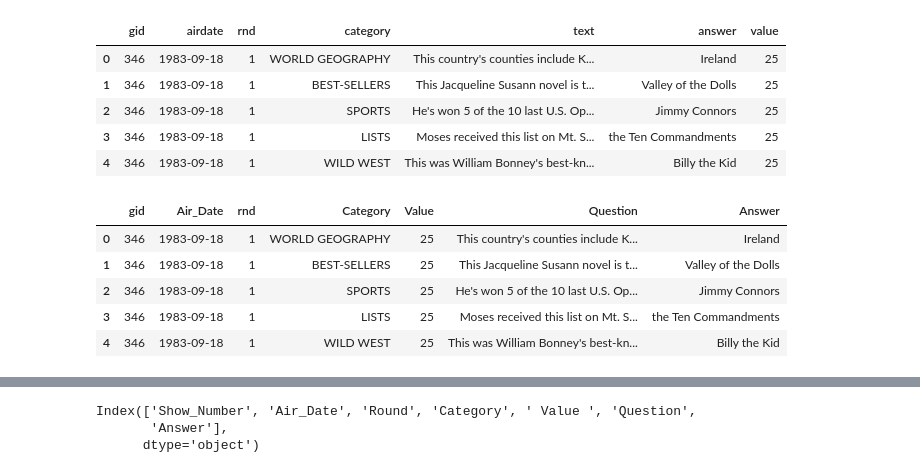
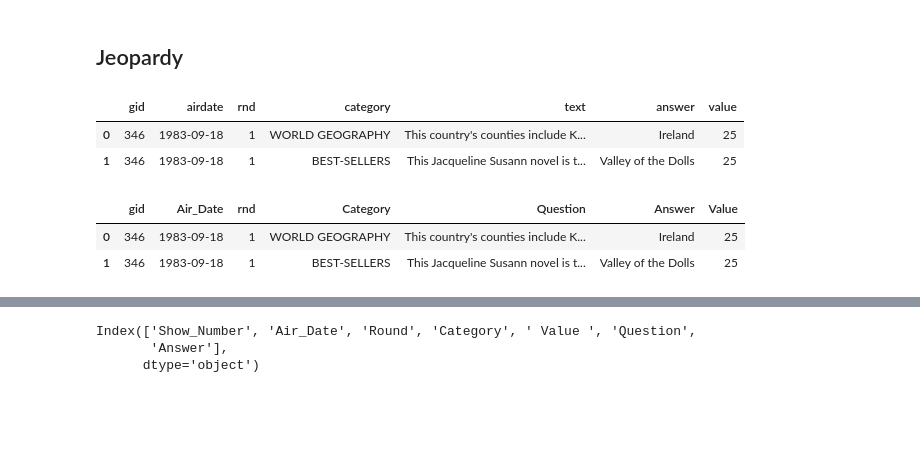
Before and after one commit to minwiley/ETL-Jeopardy, a Jupyter notebook: Jeopardy_ETL.ipynb, the cells around one changed output, grey strips where cells are left out. Drawn from its saved outputs; the diff is of its cells as text; code cells hidden in the pictures; blank space fills up the shorter version.

```diff
--- a/Jeopardy_ETL.ipynb
+++ b/Jeopardy_ETL.ipynb
@@ -1,3 +1,5 @@
+# %% [markdown]
+## Jeopardy
 # %%
 # dependencies
 import random
@@ -11,28 +13,21 @@ import csv
 import os
 # %%
 # read in jeopardy.csv1
-
 file_jeo1 = "jeopardy_1.csv"
 data_jeo1 = pd.read_csv(file_jeo1,index_col=None, header=0)
-data_jeo1.head()
+data_jeo1.head(2)
 # %% [output]
 |  | gid | airdate | rnd | category | text | answer | value |
 | 0 | 346 | 1983-09-18 | 1 | WORLD GEOGRAPHY | This country's counties include K... | Ireland | 25 |
 | 1 | 346 | 1983-09-18 | 1 | BEST-SELLERS | This Jacqueline Susann novel is t... | Valley of the Dolls | 25 |
-| 2 | 346 | 1983-09-18 | 1 | SPORTS | He's won 5 of the 10 last U.S. Op... | Jimmy Connors | 25 |
-| 3 | 346 | 1983-09-18 | 1 | LISTS | Moses received this list on Mt. S... | the Ten Commandments | 25 |
-| 4 | 346 | 1983-09-18 | 1 | WILD WEST | This was William Bonney's best-kn... | Billy the Kid | 25 |
 # %%
 data_jeo1 = data_jeo1.rename(columns={"text":"Question", "answer": "Answer", "value": "Value", "category":"Category",
                                       "airdate":"Air_Date"})
 data_jeo1.columns
-data_jeo1.head()
+data_jeo1.head(2)
 # %% [output]
-|  | gid | Air_Date | rnd | Category | Value | Question | Answer |
-| 0 | 346 | 1983-09-18 | 1 | WORLD GEOGRAPHY | 25 | This country's counties include K... | Ireland |
-| 1 | 346 | 1983-09-18 | 1 | BEST-SELLERS | 25 | This Jacqueline Susann novel is t... | Valley of the Dolls |
-| 2 | 346 | 1983-09-18 | 1 | SPORTS | 25 | He's won 5 of the 10 last U.S. Op... | Jimmy Connors |
-| 3 | 346 | 1983-09-18 | 1 | LISTS | 25 | Moses received this list on Mt. S... | the Ten Commandments |
-| 4 | 346 | 1983-09-18 | 1 | WILD WEST | 25 | This was William Bonney's best-kn... | Billy the Kid |
+|  | gid | Air_Date | rnd | Category | Question | Answer | Value |
+| 0 | 346 | 1983-09-18 | 1 | WORLD GEOGRAPHY | This country's counties include K... | Ireland | 25 |
+| 1 | 346 | 1983-09-18 | 1 | BEST-SELLERS | This Jacqueline Susann novel is t... | Valley of the Dolls | 25 |
 # %%
 data_jeo1 = data_jeo1[['gid', 'Air_Date', 'rnd', 'Category', 'Value', 'Question', 'Answer']]
```
Also changed, not shown: parts of 27 cells of this notebook, 12 other files.
